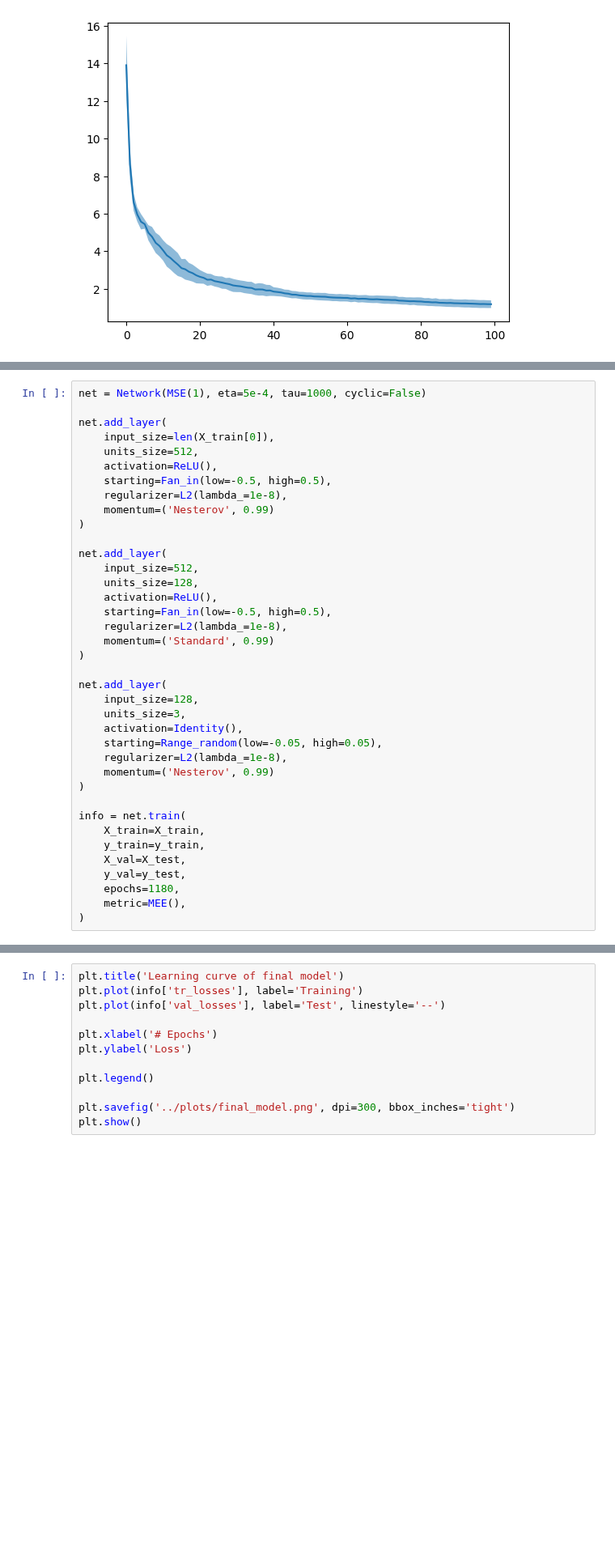
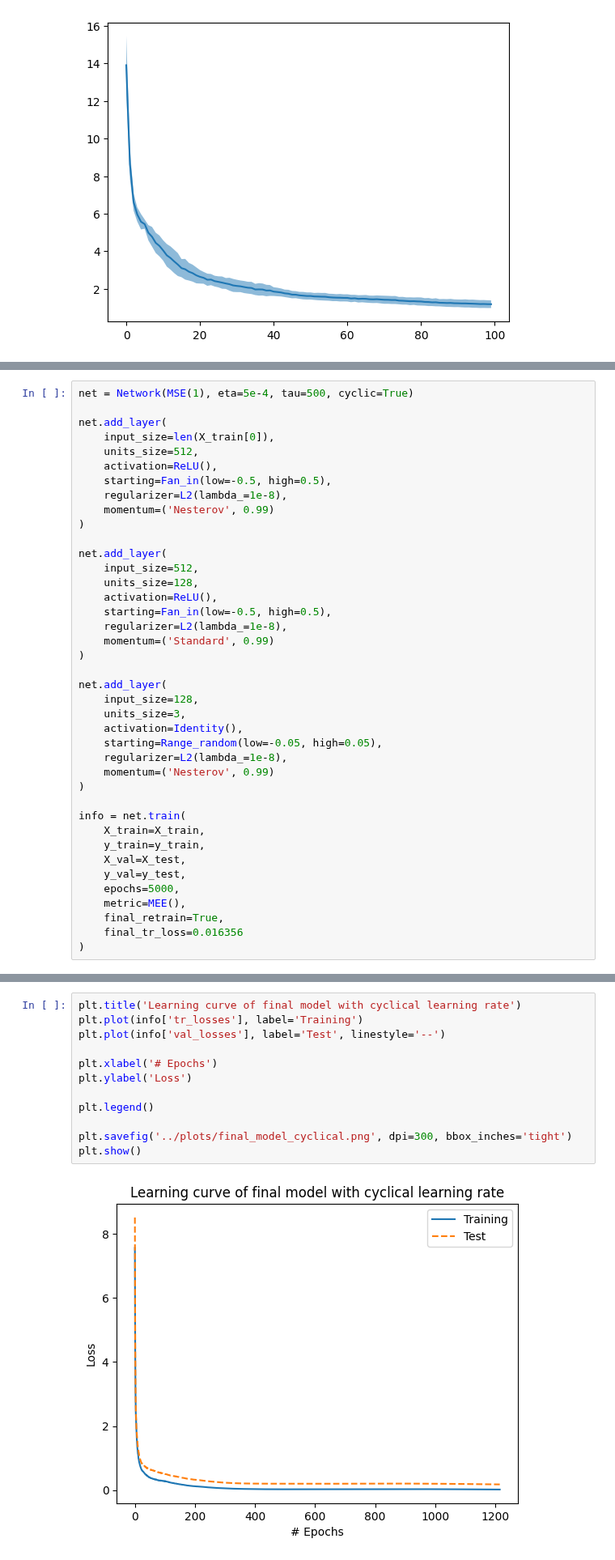
Before and after one commit to Slocon00/ML-project, a Jupyter notebook: notebooks/test_cup.ipynb, the cells around one changed output, grey strips where cells are left out. Shown at 81% size. Cells and saved outputs as stored; diff of their text form; blank space fills up the shorter version.

Commit message:
plot of cyclical

```diff
--- a/notebooks/test_cup.ipynb
+++ b/notebooks/test_cup.ipynb
@@ -781,5 +783,5 @@ plt.show()
 # %%
-net = Network(MSE(1), eta=5e-4, tau=1000, cyclic=False)
+net = Network(MSE(1), eta=5e-4, tau=500, cyclic=True)
 
 net.add_layer(
     input_size=len(X_train[0]),
@@ -813,6 +815,8 @@ info = net.train(
     y_train=y_train,
     X_val=X_test,
     y_val=y_test,
-    epochs=1180,
+    epochs=5000,
     metric=MEE(),
+    final_retrain=True,
+    final_tr_loss=0.016356
 )
@@ -819,12 +827,14 @@ info = net.train(
 # %%
-plt.title('Learning curve of final model')
+plt.title('Learning curve of final model with cyclical learning rate')
 plt.plot(info['tr_losses'], label='Training')
 plt.plot(info['val_losses'], label='Test', linestyle='--')
 
 plt.xlabel('# Epochs')
 plt.ylabel('Loss')
 
 plt.legend()
 
-plt.savefig('../plots/final_model.png', dpi=300, bbox_inches='tight')
+plt.savefig('../plots/final_model_cyclical.png', dpi=300, bbox_inches='tight')
 plt.show()
+# %% [output]
+[figure, added]
```
Also changed, not shown: parts of 2 cells of this notebook, 1 other file.
